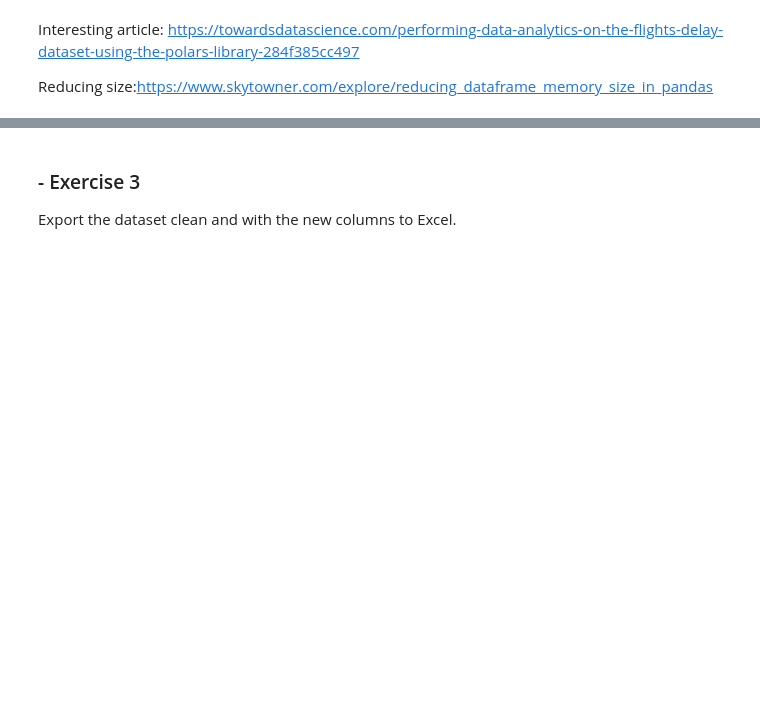
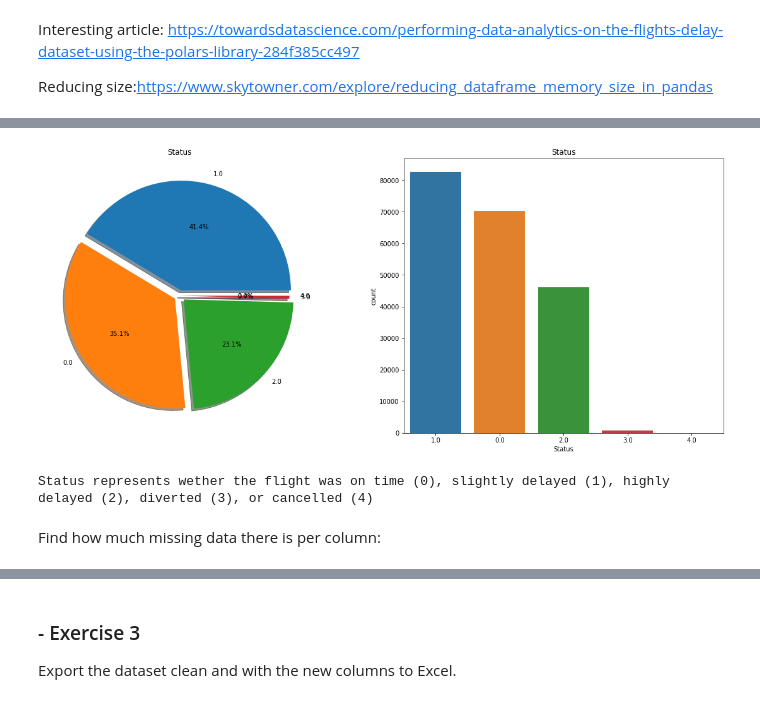
Before and after one commit to ddenebb/programacio_numerica, a Jupyter notebook: Tasca_M3_T02.ipynb, the cells around one changed output, grey strips where cells are left out. Cells and saved outputs as stored; diff of their text form; code cells hidden in the pictures; blank space fills up the shorter version.

```diff
--- a/Tasca_M3_T02.ipynb
+++ b/Tasca_M3_T02.ipynb
@@ -103,0 +156,46 @@ RuntimeError: ignored
+# %%
+df['DepDate'] = pd.to_datetime(df.Year*10000+df.Month*100+df.DayofMonth,format='%Y%m%d')
+
+#Status represents wether the flight was on time (0), slightly delayed (1), highly delayed (2), diverted (3), or cancelled (4)
+for dataset in df:
+    df.loc[df['ArrDelay'] <= 15, 'Status'] = 0
+    df.loc[df['ArrDelay'] >= 15, 'Status'] = 1
+    df.loc[df['ArrDelay'] >= 60, 'Status'] = 2
+    df.loc[df['Diverted'] == 1, 'Status'] = 3
+    df.loc[df['Cancelled'] == 1, 'Status'] = 4
+
+
+#Cancellation cause
+df.loc[df["CancellationCode"] =="A", 'CancellationCode'] = "0"
+df.loc[df["CancellationCode"] =="B", 'CancellationCode'] = "1"
+df.loc[df["CancellationCode"] =="C", 'CancellationCode'] = "2"
+
+# dropping the unwanted data
+df = df.drop("Year",1) #Converted to date
+df = df.drop("DayofMonth",1) #Converted to date
+df = df.drop("DepTime",1) #Of the departure data we only keep the expected
+df = df.drop("DepDelay",1)
+df = df.drop("ArrTime",1)
+df = df.drop("CRSArrTime",1)
+df = df.drop("ActualElapsedTime",1)
+df = df.drop("CRSElapsedTime",1)
+df = df.drop("Diverted",1)
+df = df.drop("Cancelled",1)
+df = df.drop("Distance",1)
+df = df.drop("FlightNum",1)
+df = df.drop("TailNum",1)
+# %%
+f,ax=plt.subplots(1,2,figsize=(20,8))
+df['Status'].value_counts().plot.pie(explode=[0.05,0.05,0.05,0,0],autopct='%1.1f%%',ax=ax[0],shadow=True)
+ax[0].set_title('Status')
+ax[0].set_ylabel('')
+sns.countplot('Status',order = df['Status'].value_counts().index, data=df,ax=ax[1])
+ax[1].set_title('Status')
+plt.show()
+
+print('Status represents wether the flight was on time (0), slightly delayed (1), highly delayed (2), diverted (3), or cancelled (4)')
+# %% [output]
+[figure, added]
+Status represents wether the flight was on time (0), slightly delayed (1), highly delayed (2), diverted (3), or cancelled (4)
+# %% [markdown]
+Find how much missing data there is per column:
```
Also changed, not shown: parts of 35 cells of this notebook.
